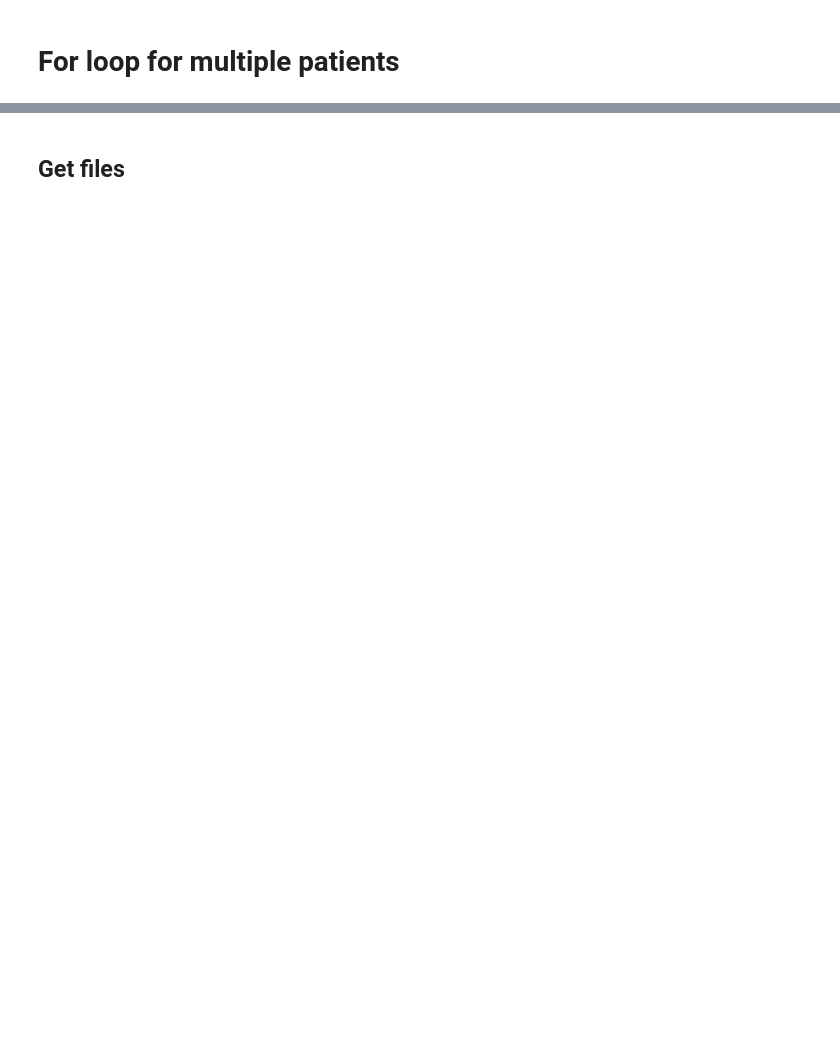
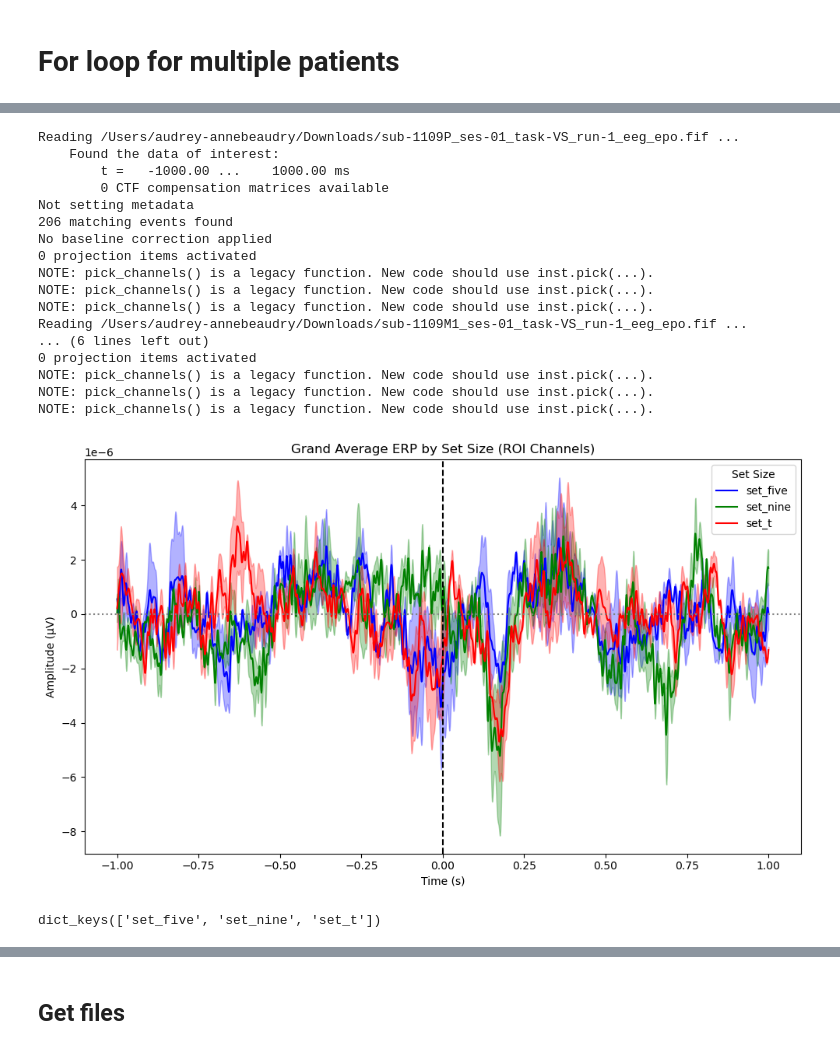
Before and after one commit to aabeaudry/Q1K_VS_EEG, a Jupyter notebook: EEG_data.ipynb, the cells around one changed output, grey strips where cells are left out. Saved outputs shown, nothing was run; the diff lists cells and outputs as text; code cells hidden in the pictures; blank space fills up the shorter version.

```diff
--- a/EEG_data.ipynb
+++ b/EEG_data.ipynb
@@ -557,0 +262,68 @@ No baseline correction applied
+# %%
+erp_by_setsize = {'set_five': [], 'set_nine': [], 'set_t': []}
+
+for filepath in epoch_files:
+    ep = mne.read_epochs(filepath, preload=True)
+    # Original colors dict
+    colors = {
+        'Set Size 5': 'blue',
+        'Set Size 9': 'green',
+        'Set Size 13': 'red'
+    }
+    # Create a new dictionary with standardized keys
+    colors = {
+        'set_five': colors['Set Size 5'],
+        'set_nine': colors['Set Size 9'],
+        'set_t': colors['Set Size 13']
+    }
+    for set_label, conds in condition_sets_by_size.items():
+        existing = [c for c in conds if c in ep.event_id]
+        if not existing:
+            continue
+        epochs = ep[existing].copy().pick_channels(roi_channels)
+        # Average across ROI channels and then across epochs
+        erp_data = epochs.get_data().mean(axis=1).mean(axis=0)  # shape: (n_times,)
+        erp_by_setsize[set_label].append(erp_data)
+
+
+times = ep.times
+plt.figure(figsize=(10, 6))
+
+for set_label in ['set_five', 'set_nine', 'set_t']:
+    data = np.vstack(erp_by_setsize[set_label])  # shape: (n_subjects, n_times)
+    mean = data.mean(axis=0)
+    sem = data.std(axis=0) / np.sqrt(data.shape[0])
+    plt.plot(times, mean, label=set_label, color=colors[set_label])
+    plt.fill_between(times, mean - sem, mean + sem, color=colors[set_label], alpha=0.3)
+
+plt.axvline(0, color='k', linestyle='--')
+plt.axhline(0, color='gray', linestyle=':')
+plt.xlabel("Time (s)")
+plt.ylabel("Amplitude (µV)")
+plt.title("Grand Average ERP by Set Size (ROI Channels)")
+plt.legend(title="Set Size")
+plt.tight_layout()
+plt.show()
+# %% [output]
+Reading /Users/audrey-annebeaudry/Downloads/sub-1109P_ses-01_task-VS_run-1_eeg_epo.fif ...
+    Found the data of interest:
+        t =   -1000.00 ...    1000.00 ms
+        0 CTF compensation matrices available
+Not setting metadata
+206 matching events found
+No baseline correction applied
+0 projection items activated
+NOTE: pick_channels() is a legacy function. New code should use inst.pick(...).
+NOTE: pick_channels() is a legacy function. New code should use inst.pick(...).
+NOTE: pick_channels() is a legacy function. New code should use inst.pick(...).
+Reading /Users/audrey-annebeaudry/Downloads/sub-1109M1_ses-01_task-VS_run-1_eeg_epo.fif ...
+... (6 lines left out)
+0 projection items activated
+NOTE: pick_channels() is a legacy function. New code should use inst.pick(...).
+NOTE: pick_channels() is a legacy function. New code should use inst.pick(...).
+NOTE: pick_channels() is a legacy function. New code should use inst.pick(...).
+[figure, added]
+# %%
+print(colors.keys())
+# %% [output]
+dict_keys(['set_five', 'set_nine', 'set_t'])
```
Also changed, not shown: parts of 51 cells of this notebook.
